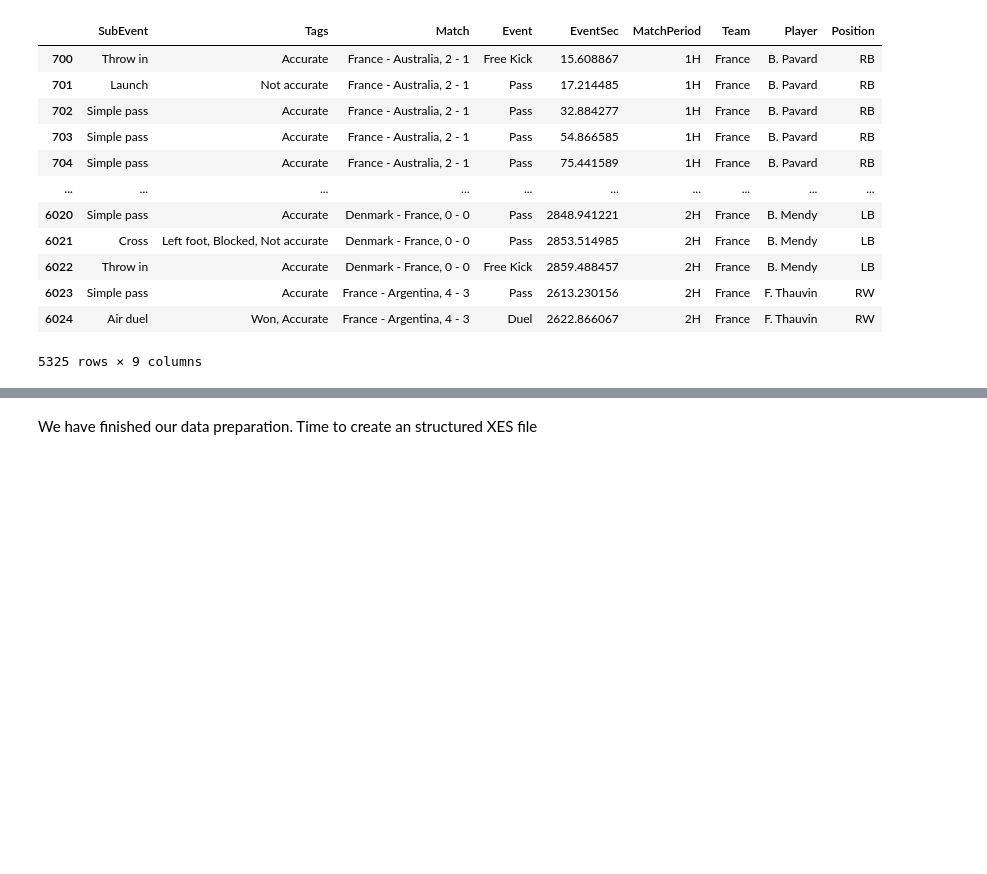
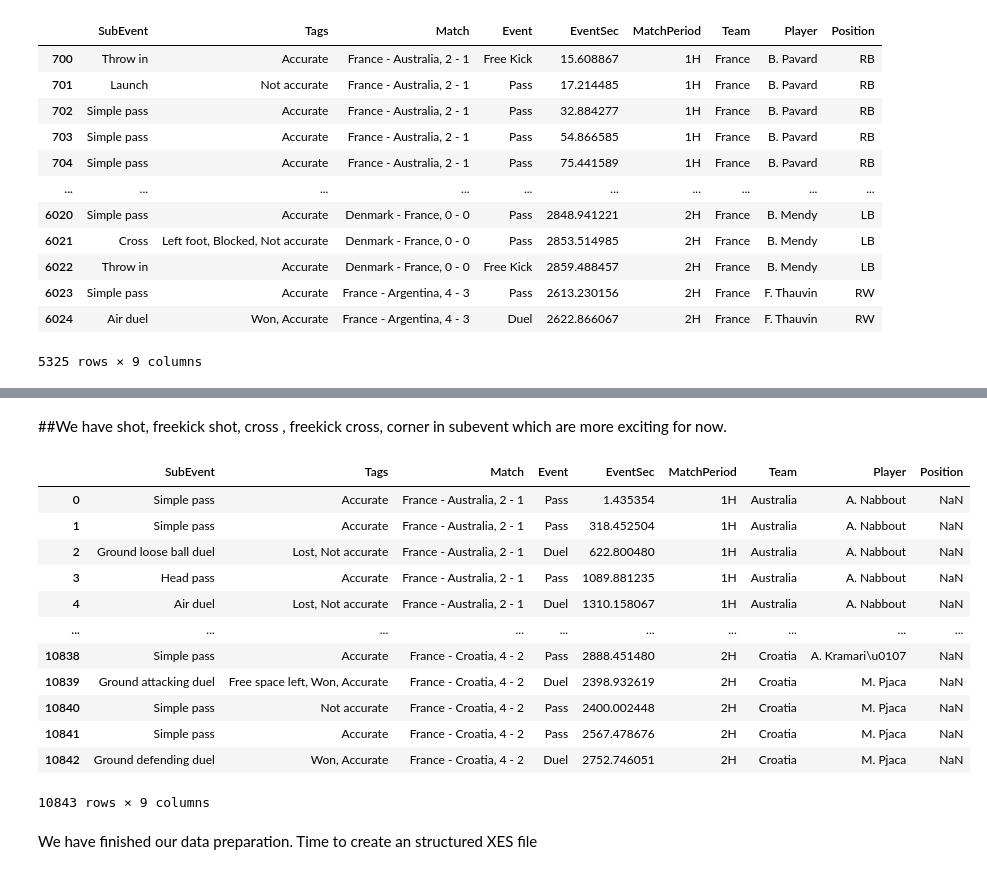
Before and after one commit to MrSachin7/ProcessMiningProject, a Jupyter notebook: Data_preparation/index.ipynb, the cells around one changed output, grey strips where cells are left out. Drawn from its saved outputs; the diff is of its cells as text; code cells hidden in the pictures; blank space fills up the shorter version.

```diff
--- a/Data_preparation/index.ipynb
+++ b/Data_preparation/index.ipynb
@@ -381,0 +303,19 @@ vs_Croatia
+# %% [markdown]
+##We have shot, freekick shot, cross , freekick cross, corner in subevent which are more exciting for now.
+# %%
+data['SubEvent'] = data['SubEvent'].fillna('')
+data
+# %% [output]
+|  | SubEvent | Tags | Match | Event | EventSec | MatchPeriod | Team | Player | Position |
+| 0 | Simple pass | Accurate | France - Australia, 2 - 1 | Pass | 1.435354 | 1H | Australia | A. Nabbout | NaN |
+| 1 | Simple pass | Accurate | France - Australia, 2 - 1 | Pass | 318.452504 | 1H | Australia | A. Nabbout | NaN |
+| 2 | Ground loose ball duel | Lost, Not accurate | France - Australia, 2 - 1 | Duel | 622.800480 | 1H | Australia | A. Nabbout | NaN |
+| 3 | Head pass | Accurate | France - Australia, 2 - 1 | Pass | 1089.881235 | 1H | Australia | A. Nabbout | NaN |
+| 4 | Air duel | Lost, Not accurate | France - Australia, 2 - 1 | Duel | 1310.158067 | 1H | Australia | A. Nabbout | NaN |
+| ... | ... | ... | ... | ... | ... | ... | ... | ... | ... |
+| 10838 | Simple pass | Accurate | France - Croatia, 4 - 2 | Pass | 2888.451480 | 2H | Croatia | A. Kramari\u0107 | NaN |
+| 10839 | Ground attacking duel | Free space left, Won, Accurate | France - Croatia, 4 - 2 | Duel | 2398.932619 | 2H | Croatia | M. Pjaca | NaN |
+| 10840 | Simple pass | Not accurate | France - Croatia, 4 - 2 | Pass | 2400.002448 | 2H | Croatia | M. Pjaca | NaN |
+| 10841 | Simple pass | Accurate | France - Croatia, 4 - 2 | Pass | 2567.478676 | 2H | Croatia | M. Pjaca | NaN |
+| 10842 | Ground defending duel | Won, Accurate | France - Croatia, 4 - 2 | Duel | 2752.746051 | 2H | Croatia | M. Pjaca | NaN |
+10843 rows × 9 columns
```
Also changed, not shown: parts of 28 cells of this notebook, 19 other files.
